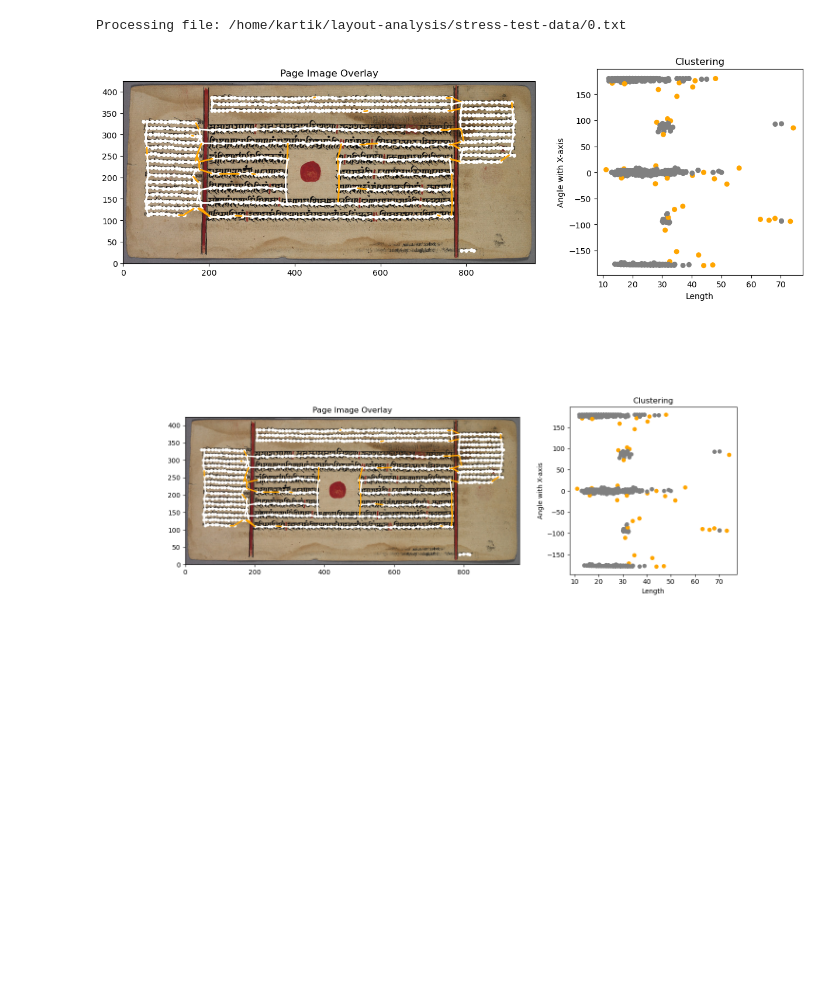
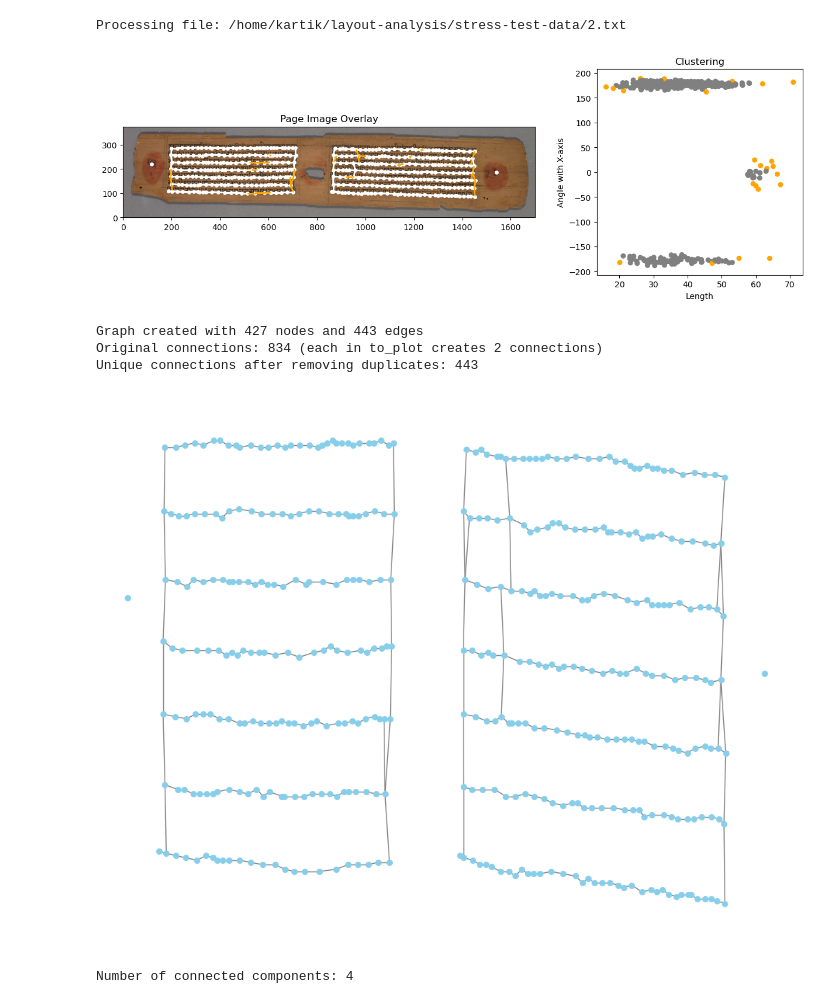
Before and after one commit to flame-cai/layout-analysis, a Jupyter notebook: simple_graph-v2.ipynb, the cells around one changed output. Saved outputs shown, nothing was run; the diff lists cells and outputs as text; code cells hidden in the pictures; blank space fills up the shorter version.

Commit message:
pre-optimization, with graph

```diff
--- a/simple_graph-v2.ipynb
+++ b/simple_graph-v2.ipynb
@@ -77,48 +100,27 @@ for entry in os.scandir(DATA_PATH):
                 norm1 = np.linalg.norm(_a[2])
                 norm2 = np.linalg.norm(_b[2])
                 total_length = norm1 + norm2
-                # calculate the angle the pair makes with the X-axis
-                v = _a[2] - _b[2]  # Difference vector
-                theta = np.arctan2(v[1], v[0])
-                angle_with_xaxis = np.degrees(theta) #Convert to degrees (optional)
 
                 # select pairs who have an angle of around 180 degrees between them
                 if cos_similarity < cos_similarity_less_than:
-                    filtered_neighbours.append((_a, _b, total_length, cos_similarity, angle_with_xaxis))
+                    filtered_neighbours.append((_a, _b, total_length, cos_similarity))
 
             if filtered_neighbours:
                 # select the pair with the shortest total_length (sometimes, the 2nd shortest is the right answer)
                 shortest_pair = min(filtered_neighbours, key=lambda x: x[2])
                 global_pair_tracker.append(shortest_pair)
 
-                _connection_1, _connection_2, total_length, cos_similarity, angle_with_xaxis = shortest_pair
+                _connection_1, _connection_2, total_length, cos_similarity = shortest_pair
                 global_idx_connection_1 = _connection_1[0]
                 global_idx_connection_2 = _connection_2[0]
 
+                # calculate the angles made with the X-axis for clustering purpose
+                theta_a = np.degrees(np.arctan2(_connection_1[2][1], _connection_1[2][0]))
+                theta_b = np.degrees(np.arctan2(_connection_2[2][1], _connection_2[2][0]))
+                theta = (theta_a,theta_b)
+
                 to_plot.append((current_point_index, global_idx_connection_1, global_idx_connection_2))
-                to_cluster.append((total_length, angle_with_xaxis))
-
-
-        # unique_global_pair_tracker = []
-        # unique_to_cluster = []
-        # unique_to_plot = []
-        # seen_keys = set()
-
-        # for i, (pair, cluster_item, plot_item) in enumerate(zip(global_pair_tracker, to_cluster, to_plot)):
-        #     _a, _b, total_length, cos_similarity, angle_with_xaxis = pair
-        #     # Create a key that is independent of order
-        #     key = tuple(sorted([_a[0], _b[0]]))
-
-        #     if key not in seen_keys:
-        #         seen_keys.add(key)
-        #         unique_global_pair_tracker.append(pair)
-        #         unique_to_cluster.append(cluster_item)
-        #         unique_to_plot.append(plot_item)
-
-        # # Replace the original lists with the filtered versions
-        # global_pair_tracker = unique_global_pair_tracker
-        # to_cluster = unique_to_cluster
-        # to_plot = unique_to_plot
+                to_cluster.append((total_length, theta[0]+theta[1]))
 
 
         to_cluster_array = np.array(to_cluster)  # Convert list to NumPy array
@@ -135,9 +137,6 @@ for entry in os.scandir(DATA_PATH):
                                        gridspec_kw={'width_ratios': [2, 1]})  # Left panel is twice the width
         #ax1.set_box_aspect(1)  # Keep the box aspect ratio equal for both axes
         ax2.set_box_aspect(1)
-
-
-
 
         # Nearest neighbors plot (left)
         for i,s in enumerate(to_plot):
@@ -163,34 +162,62 @@ for entry in os.scandir(DATA_PATH):
         ax2.set_xlabel('Length')
         ax2.set_ylabel('Angle with X-axis')
         ax2.set_title('Clustering')
 
         # Interactive Highlighting
         highlighted_segments = [None]
 
         def on_pick(event):
             if event.artist != scatter:
                 return
             if len(event.ind) == 0:
                 return
 
             i = event.ind[0]
             s = to_plot[i]
             seg1 = (points[s[0]], points[s[1]])
             seg2 = (points[s[0]], points[s[2]])
 
             if highlighted_segments[0] is not None:
                 highlighted_segments[0].remove()
                 highlighted_segments[0] = None
 
-            highlighted_segments[0] = mc.LineCollection([seg1, seg2], linewidths=4, colors='black')
+            highlighted_segments[0] = mc.LineCollection([seg1, seg2], linewidths=6, colors='black')
             ax1.add_collection(highlighted_segments[0])
             fig.canvas.draw_idle()
 
         fig.canvas.mpl_connect('pick_event', on_pick)
 
         # Display the interactive figure (keeps multiple figures interactive)
         display(fig)
+
+        # Create the graph and matrices
+        G, adjacency_matrix, feature_matrix = convert_to_graph(to_plot, points)
+
+        # Print some statistics about the graph
+        print(f"Graph created with {G.number_of_nodes()} nodes and {G.number_of_edges()} edges")
+        print(f"Original connections: {len(to_plot)*2} (each in to_plot creates 2 connections)")
+        print(f"Unique connections after removing duplicates: {G.number_of_edges()}")
+
+        # Visualize the graph structure (optional)
+        plt.figure(figsize=(10, 8))
+        pos = {i: point for i, point in enumerate(points)}
+        nx.draw(G, pos, with_labels=False, node_size=30, node_color='skyblue', edge_color='gray')
+        plt.title("Graph representation")
+        plt.tight_layout()
+        plt.show()
+
+        # Save matrices if needed
+        np.save(f'adjacency_matrix_page_{pg_no}.npy', adjacency_matrix)
+        np.save(f'feature_matrix_page_{pg_no}.npy', feature_matrix)
+
+        # Optional: If you want to analyze connected components
+        connected_components = list(nx.connected_components(G))
+        print(f"Number of connected components: {len(connected_components)}")
 # %% [output]
-Processing file: /home/kartik/layout-analysis/stress-test-data/0.txt
+Processing file: /home/kartik/layout-analysis/stress-test-data/2.txt
-[figure, old version]
+[figure, new version]
+Graph created with 427 nodes and 443 edges
+Original connections: 834 (each in to_plot creates 2 connections)
+Unique connections after removing duplicates: 443
-[figure, old version]
+[figure, new version]
+Number of connected components: 4
```
Also changed, not shown: parts of 4 cells of this notebook, 4 other files.
